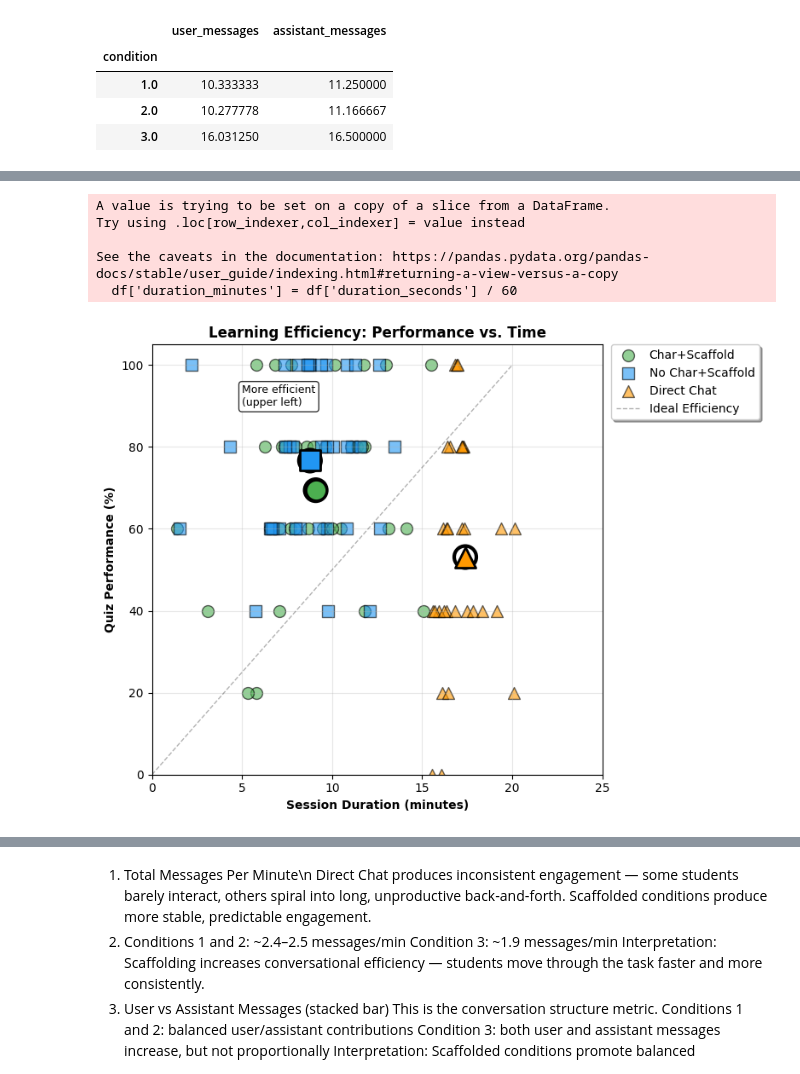
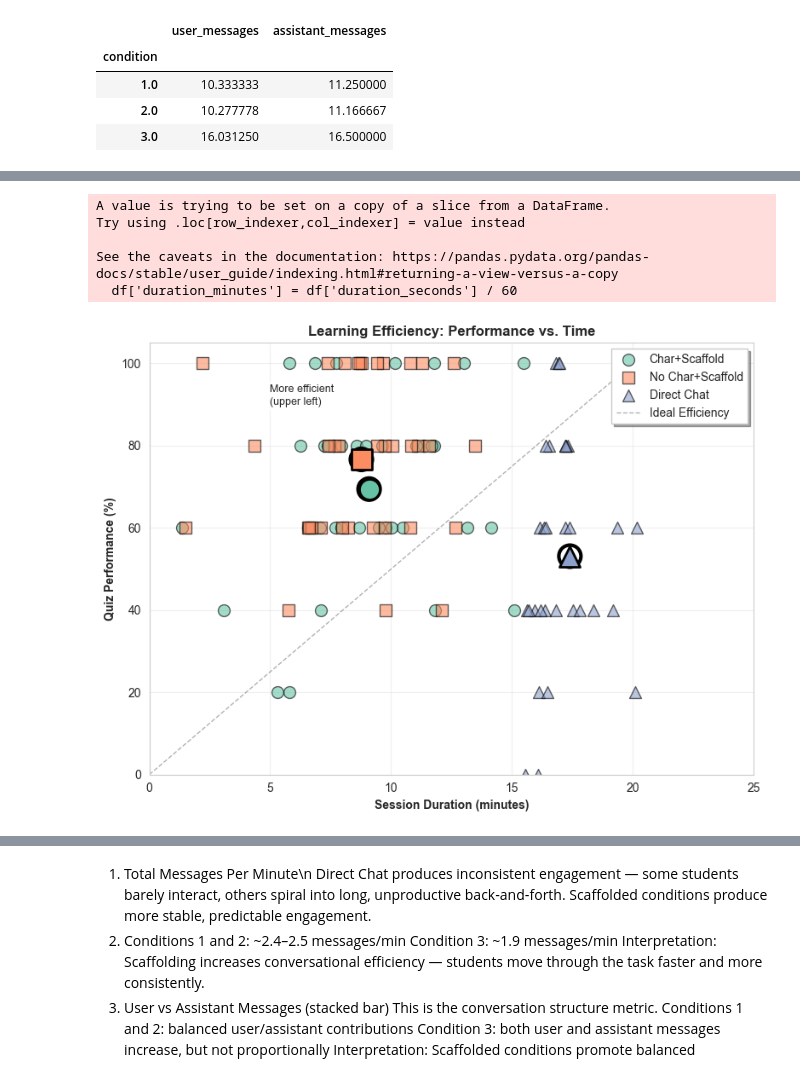
Before and after one commit to anissawilliams/JavaTutorDataPredictiveModeling, a Jupyter notebook: analysis/02_hypothesis_testing.ipynb, the cells around one changed output, grey strips where cells are left out. Cells and saved outputs as stored; diff of their text form; code cells hidden in the pictures.

```diff
--- a/analysis/02_hypothesis_testing.ipynb
+++ b/analysis/02_hypothesis_testing.ipynb
@@ -290,24 +301,49 @@ Passing `palette` without assigning `hue` is deprecated and will be removed in v
 # %%
 import numpy as np
 
+import seaborn as sns
+
+# Map numeric condition codes → readable names
+condition_labels = {
+    1: "Char+Scaffold",
+    2: "No Char+Scaffold",
+    3: "Direct Chat"
+}
+
+# Soft Set2 colors for segments
+segment_colors = {
+    "user_messages": "#66C2A5",      # soft green
+    "assistant_messages": "#8DA0CB"  # soft blue
+}
+
+# Group data
 grouped = h2_df.groupby('condition')[['user_messages','assistant_messages']].mean()
 
 plt.figure(figsize=(8,6))
 bottom = np.zeros(len(grouped))
 
+# Plot stacked bars
 for col in ['user_messages','assistant_messages']:
     plt.bar(
-        grouped.index,
+        range(len(grouped)),          # numeric positions
         grouped[col],
         bottom=bottom,
+        color=segment_colors[col],
         label=col.replace('_',' ').title()
     )
     bottom += grouped[col]
 
+# Apply readable x-axis labels
+plt.xticks(
+    ticks=range(len(grouped)),
+    labels=[condition_labels[c] for c in grouped.index]
+)
+
 plt.title("User vs Assistant Messages by Condition")
 plt.xlabel("Condition")
 plt.ylabel("Mean Message Count")
-plt.legend()
+plt.legend(title="Message Type")
+plt.tight_layout()
 plt.savefig(figures_dir + "h2_user_vs_assistant_messages_by_condition.png", dpi=300)
 plt.show()
 # %% [output]
@@ -320,7 +356,8 @@ fig, ax = plt.subplots(figsize=(8, 6))
 
 conditions = [1, 2, 3]
 condition_labels = ['Char+Scaffold', 'No Char+Scaffold', 'Direct Chat']
-colors = ['#4CAF50', '#2196F3', '#FF9800']
+colors = ['#66C2A5', '#FC8D62', '#8DA0CB']
+
 markers = ['o', 's', '^']
 
 # Scatter points
@@ -346,43 +383,36 @@ for cond, color, marker in zip(conditions, colors, markers):
 
     ax.scatter(mean_dur, mean_quiz, s=300, color=color, marker=marker,
                edgecolors='black', linewidth=2, zorder=10)
     ax.scatter(mean_dur, mean_quiz, s=350, facecolors='none',
                edgecolors='black', linewidth=3, zorder=9)
 
 # Efficiency line
 ax.plot([0, 20], [0, 100], 'k--', alpha=0.3, linewidth=1, label='Ideal Efficiency')
 
 ax.set_xlabel('Session Duration (minutes)', fontweight='bold')
 ax.set_ylabel('Quiz Performance (%)', fontweight='bold')
 ax.set_xlim(0, 25)
 ax.set_ylim(0, 105)
-ax.legend(loc='lower right', frameon=True, fancybox=True, shadow=True)
+ax.legend(loc='upper right', frameon=True, fancybox=False, shadow=True)
 ax.grid(True, alpha=0.3)
 ax.set_title('Learning Efficiency: Performance vs. Time', fontweight='bold')
 
 ax.annotate('More efficient\n(upper left)', xy=(5, 90), fontsize=9,
             bbox=dict(boxstyle='round', facecolor='white', alpha=0.8))
-ax.legend(
-    loc='upper left',
-    bbox_to_anchor=(1.02, 1),
-    borderaxespad=0,
-    frameon=True,
-    fancybox=True,
-    shadow=True
-)
+
 
 
 plt.tight_layout()
 plt.savefig('figure3_efficiency.png', bbox_inches='tight', dpi=300)
 plt.show()
 plt.close()
 # %% [output]
 A value is trying to be set on a copy of a slice from a DataFrame.
 Try using .loc[row_indexer,col_indexer] = value instead
 
 See the caveats in the documentation: https://pandas.pydata.org/pandas-docs/stable/user_guide/indexing.html#returning-a-view-versus-a-copy
   df['duration_minutes'] = df['duration_seconds'] / 60
-[figure, old version]
+[figure, new version]
 # %%
 # Duration by condition
 plt.figure(figsize=(8,6))
```
Also changed, not shown: parts of 16 cells of this notebook, 20 other files.
